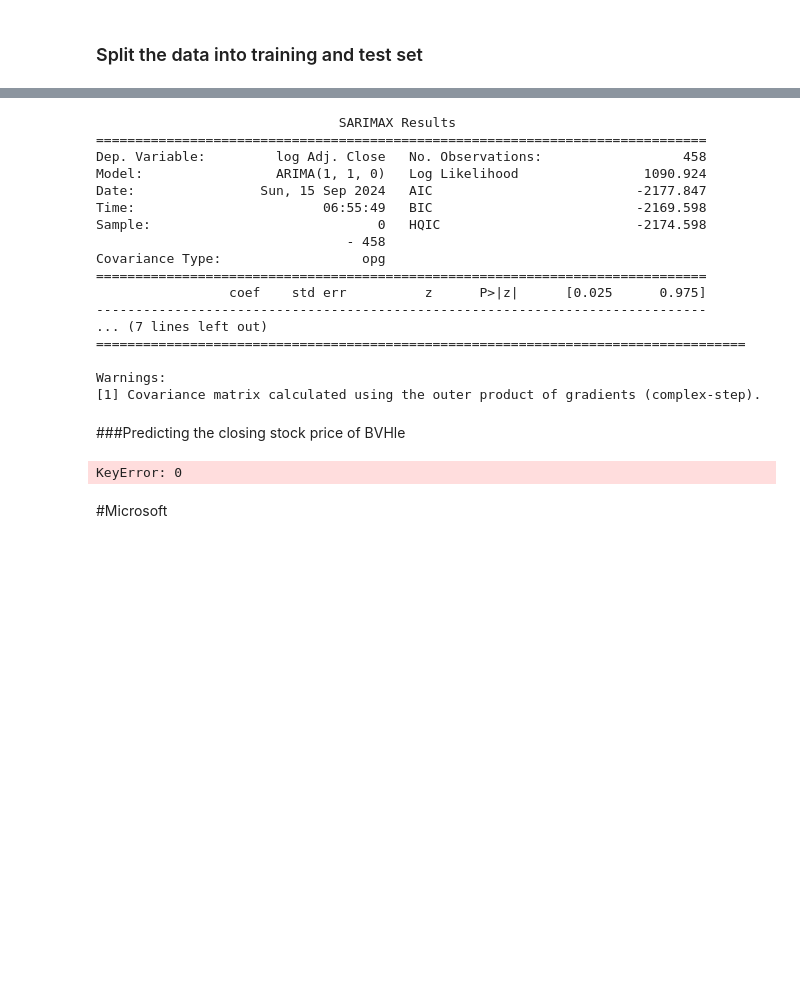
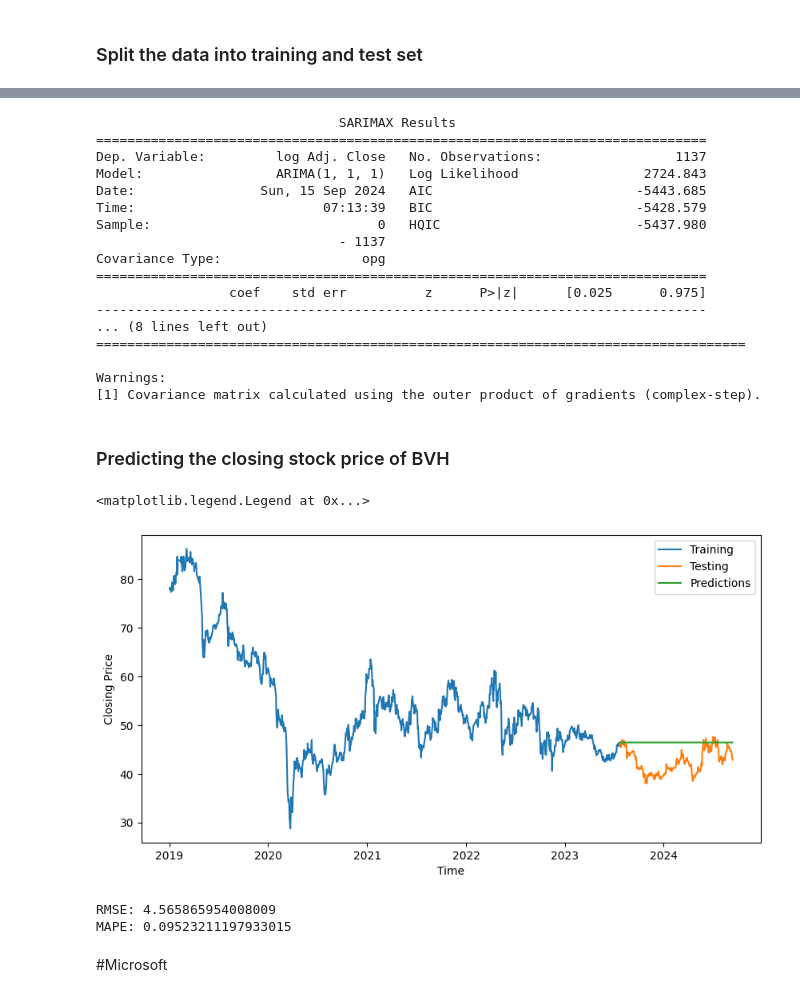
Before and after one commit to abuhmhai/Stock-Price-Prediction-X, a Jupyter notebook: ARIMA_Model.ipynb, the cells around one changed output, grey strips where cells are left out. Saved outputs shown, nothing was run; the diff lists cells and outputs as text; code cells hidden in the pictures; blank space fills up the shorter version.

Commit message:
changed MAPE

```diff
--- a/ARIMA_Model.ipynb
+++ b/ARIMA_Model.ipynb
@@ -508,47 +519,62 @@ Covariance Type:                  opg
 Warnings:
 [1] Covariance matrix calculated using the outer product of gradients (complex-step).
 # %%
-BVH_ARIMA_Model = ARIMA(BVH_Train_Data['log Adj. Close'], order = (1, 1, 0))
+
+# Thử với order (p=1, d=1, q=1)
+BVH_ARIMA_Model = ARIMA(BVH_Train_Data['log Adj. Close'], order=(1, 1, 1))
 BVH_ARIMA_Model_Fit = BVH_ARIMA_Model.fit()
 print(BVH_ARIMA_Model_Fit.summary())
 # %% [output]
                                SARIMAX Results
 ==============================================================================
-Dep. Variable:         log Adj. Close   No. Observations:                  458
-Model:                 ARIMA(1, 1, 0)   Log Likelihood                1090.924
-Date:                Sun, 15 Sep 2024   AIC                          -2177.847
-Time:                        06:55:49   BIC                          -2169.598
-Sample:                             0   HQIC                         -2174.598
-                                - 458
+Dep. Variable:         log Adj. Close   No. Observations:                 1137
+Model:                 ARIMA(1, 1, 1)   Log Likelihood                2724.843
+Date:                Sun, 15 Sep 2024   AIC                          -5443.685
+Time:                        07:13:39   BIC                          -5428.579
+Sample:                             0   HQIC                         -5437.980
+                               - 1137
 Covariance Type:                  opg
 ==============================================================================
                  coef    std err          z      P>|z|      [0.025      0.975]
 ------------------------------------------------------------------------------
-... (7 lines left out)
+... (8 lines left out)
 ===================================================================================
 
 Warnings:
 [1] Covariance matrix calculated using the outer product of gradients (complex-step).
 # %% [markdown]
-###Predicting the closing stock price of BVHle
+### Predicting the closing stock price of BVH
 # %%
-BVH_output = BVH_ARIMA_Model_Fit.forecast(80, alpha=0.05)
-BVH_predictions = np.exp(BVH_output[0])
+BVH_output = BVH_ARIMA_Model_Fit.forecast(285, alpha=0.05)
+BVH_predictions = np.exp(BVH_output)
 plt.figure(figsize=(10, 5))
 plt.plot(BVH_Train_Data['Date'], BVH_Train_Data['Adj. Close'], label = 'Training')
 plt.plot(BVH_Test_Data['Date'], BVH_Test_Data['Adj. Close'], label = 'Testing')
 plt.plot(BVH_Test_Data['Date'], BVH_predictions, label = 'Predictions')
 plt.xlabel('Time')
 plt.ylabel('Closing Price')
 plt.legend()
 # %% [output]
-KeyError: 0
+<matplotlib.legend.Legend at 0x...>
+[figure, added]
 # %%
+
+# Calculate RMSE
 rmse = math.sqrt(mean_squared_error(BVH_Test_Data['Adj. Close'], BVH_predictions))
-mape = np.mean(np.abs(BVH_predictions - BVH_Test_Data['Adj. Close'])/np.abs(BVH_Test_Data['Adj. Close']))
+
+# Calculate MAPE (Mean Absolute Percentage Error)
+non_zero_mask = BVH_Test_Data['Adj. Close'] != 0
+BVH_Test_Non_Zero = BVH_Test_Data.loc[non_zero_mask]
+BVH_Predictions_Non_Zero = BVH_predictions.values[non_zero_mask]  # Use .values to directly access values
+
+# Recalculate MAPE
+mape = np.mean(np.abs(BVH_Predictions_Non_Zero - BVH_Test_Non_Zero['Adj. Close'].values) / np.abs(BVH_Test_Non_Zero['Adj. Close'].values))
 
 print(f'RMSE: {rmse}')
 print(f'MAPE: {mape}')
+# %% [output]
+RMSE: 4.565865954008009
+MAPE: 0.09523211197933015
 # %% [markdown]
 #Microsoft
 # %%
```
Also changed, not shown: parts of 11 cells of this notebook.
